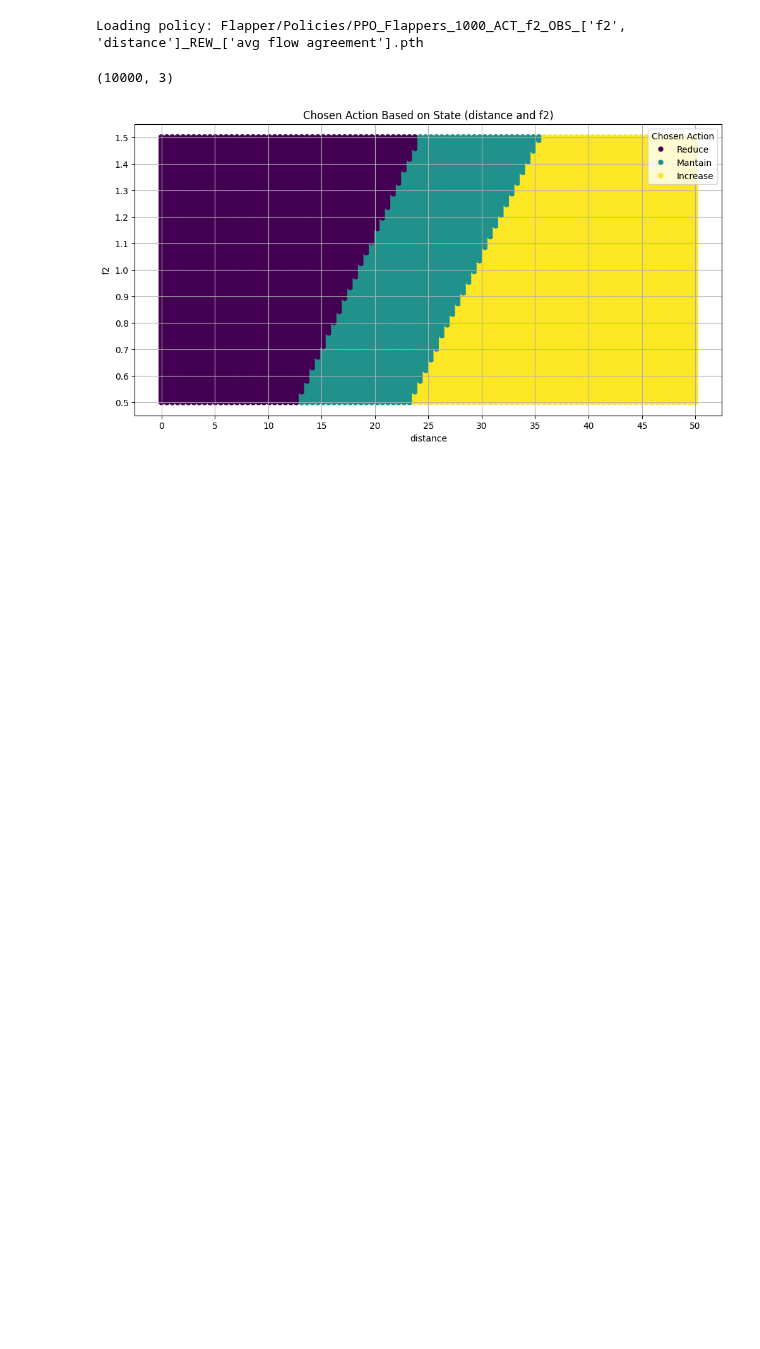
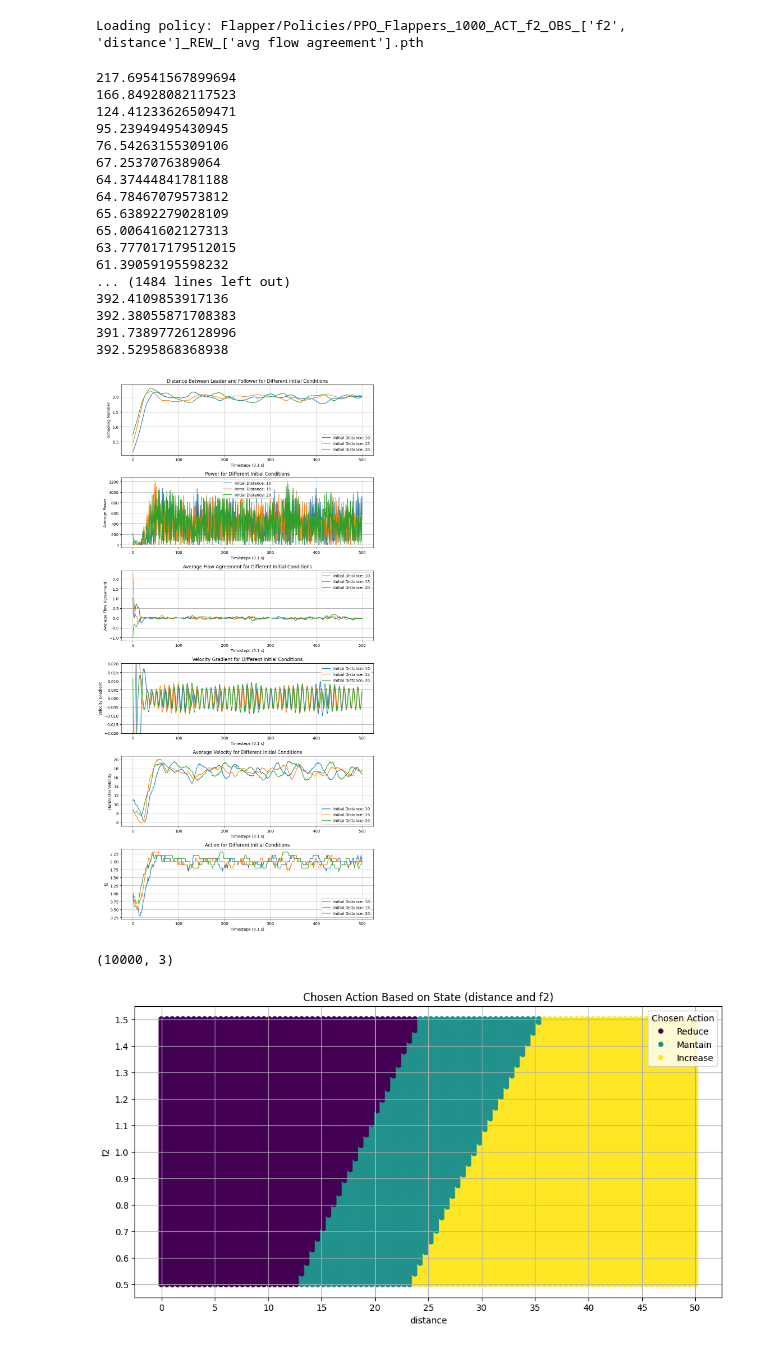
Before and after one commit to victorbuenog/Flapper, a Jupyter notebook: Flappertorch.ipynb, the cells around one changed output. Cells and saved outputs as stored; diff of their text form; code cells hidden in the pictures; blank space fills up the shorter version.

Commit message:
Power tested as possible observation

```diff
--- a/Flappertorch.ipynb
+++ b/Flappertorch.ipynb
@@ -115,7 +115,9 @@ class SwimmerEnv(gym.Env):
             u1 = numpy.pi * A1 * f1 * numpy.sqrt(2 * Ct / Cd)  # Leader velocity (constant)
             dt = -x2 / u1 + t
             Ft2 = 2*rho*As*Ct*numpy.pi**2*((A2*f2*numpy.cos(2*numpy.pi*f2*t)-A1*f1*numpy.cos(2*numpy.pi*f1*(t-dt))*numpy.exp(-dt/T)))**2
-            dy_dt = (u2, (Ft2 - rho*As*Cd*u2**2/2)/m)
+            Fd2 = rho*As*Cd*u2**2/2
+            dy_dt = (u2, (Ft2 - Fd2)/m)
+            self.power = Ft2 * u2/100
             return numpy.asarray(dy_dt)
         # events = [lambda t, y: y[0] - y[4] - 0.00001]
         events = []
@@ -139,6 +141,7 @@ class SwimmerEnv(gym.Env):
             'y2': y2,
             'u2': values[-1][1][1],
             'v2': v2,
+            'power': self.power,
         }
         return solver, values, info
 
@@ -205,6 +208,12 @@ class SwimmerEnv(gym.Env):
             self.u2_history.pop(0)
         self.avg_u2 = numpy.mean(self.u2_history)
 
+        # Power average
+        self.power_history.append(shoot_info['power'])
+        if len(self.power_history) > 10:
+            self.power_history.pop(0)
+        self.avg_power = numpy.mean(self.power_history)
+
         # Reset reward
         self.reward = 0.
 
@@ -255,6 +264,7 @@ class SwimmerEnv(gym.Env):
             'u2': self.flap[1],
             'avg_u2': self.avg_u2,
             'v_gradient': v_gradient,
+            'avg_power': self.avg_power,
         }
         info.update(shoot_info)
 
@@ -288,6 +298,7 @@ class SwimmerEnv(gym.Env):
         self.previous_v_flow = 0
         self.flow_agreement_history = []
         self.u2_history = []
+        self.power_history = []
         self.previous_x2 = -initial_condition.distance
         self.flow_agreement = initial_condition.flow_agreement
         self.avg_flow_agreement = 0
@@ -606,6 +617,7 @@ class Trainer(object):
             v_gradients = []
             u2 = []
             action_values = []
+            p_values = []
             for t in range(max_timesteps):
                 action = self.ppo.policy.act(obs, Memory())
                 obs, reward, done, info = self.env.step(action)
@@ -615,6 +627,9 @@ class Trainer(object):
                 avg_flow_agreements.append(info['avg_flow_agreement'])
                 v_gradients.append(info['v_gradient'])
                 u2.append(info['avg_u2'])
+                p_values.append(info['power'])
+                # Power average
+                print(numpy.mean(p_values))
                 action_values.append(info[self.env.action])
                 if done:
                     break
@@ -622,7 +637,7 @@ class Trainer(object):
             # plt.plot(distances, label=f"Initial Distance: {ic.distance}")
             ax1.plot(schooling_numbers, label=f"Initial Distance: {ic.distance}")
 
-            ax2.plot(flow_agreements, label=f"Initial Distance: {ic.distance}")
+            ax2.plot(p_values, label=f"Initial Distance: {ic.distance}")
 
             ax3.plot(avg_flow_agreements, label=f"Initial Distance: {ic.distance}")
 
@@ -639,9 +654,9 @@ class Trainer(object):
         ax1.grid(True)
 
         ax2.set_xlabel('Timesteps (0.1 s)')
-        ax2.set_ylabel('Flow Agreement')
+        ax2.set_ylabel('Average Power')
         # ax2.set_xlim([0, 100])
-        ax2.set_title('Flow Agreement for Different Initial Conditions')
+        ax2.set_title('Power for Different Initial Conditions')
         ax2.legend()
         ax2.grid(True)
 
@@ -818,7 +839,26 @@ trainer.load_model(model_path)
 # %% [output]
 Loading policy: Flapper/Policies/PPO_Flappers_1000_ACT_f2_OBS_['f2', 'distance']_REW_['avg flow agreement'].pth
 # %%
-# trainer.test_initial_conditions(InitialCondition(distance=dd, A2=1.) for dd in range(10, 21, 5))
+trainer.test_initial_conditions(InitialCondition(distance=dd, A2=1.) for dd in range(10, 21, 5))
+# %% [output]
+217.69541567899694
+166.84928082117523
+124.41233626509471
+95.23949495430945
+76.54263155309106
+67.2537076389064
+64.37444841781188
+64.78467079573812
+65.63892279028109
+65.00641602127313
+63.777017179512015
+61.39059195598232
+... (1484 lines left out)
+392.4109853917136
+392.38055871708383
+391.73897726128996
+392.5295868368938
+[figure, added]
 # %%
 # plot the policy
 fa_range = numpy.linspace(-10, 10, 100)
```
Also changed, not shown: parts of 2 cells of this notebook.
